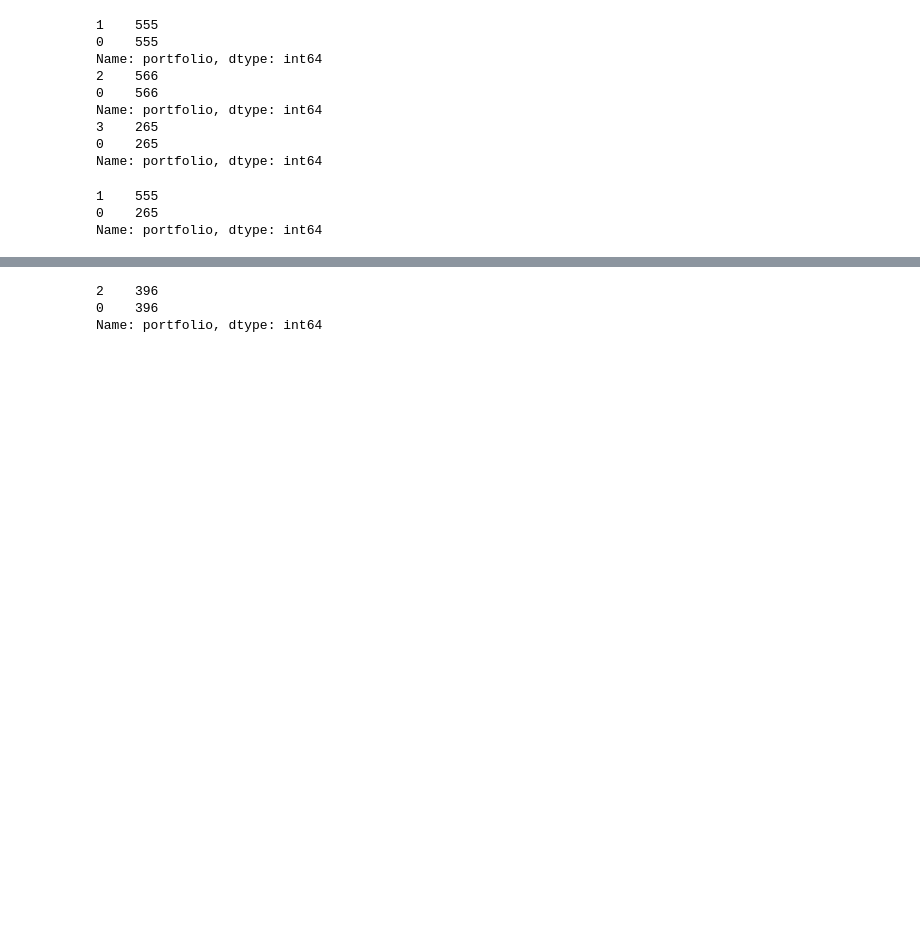
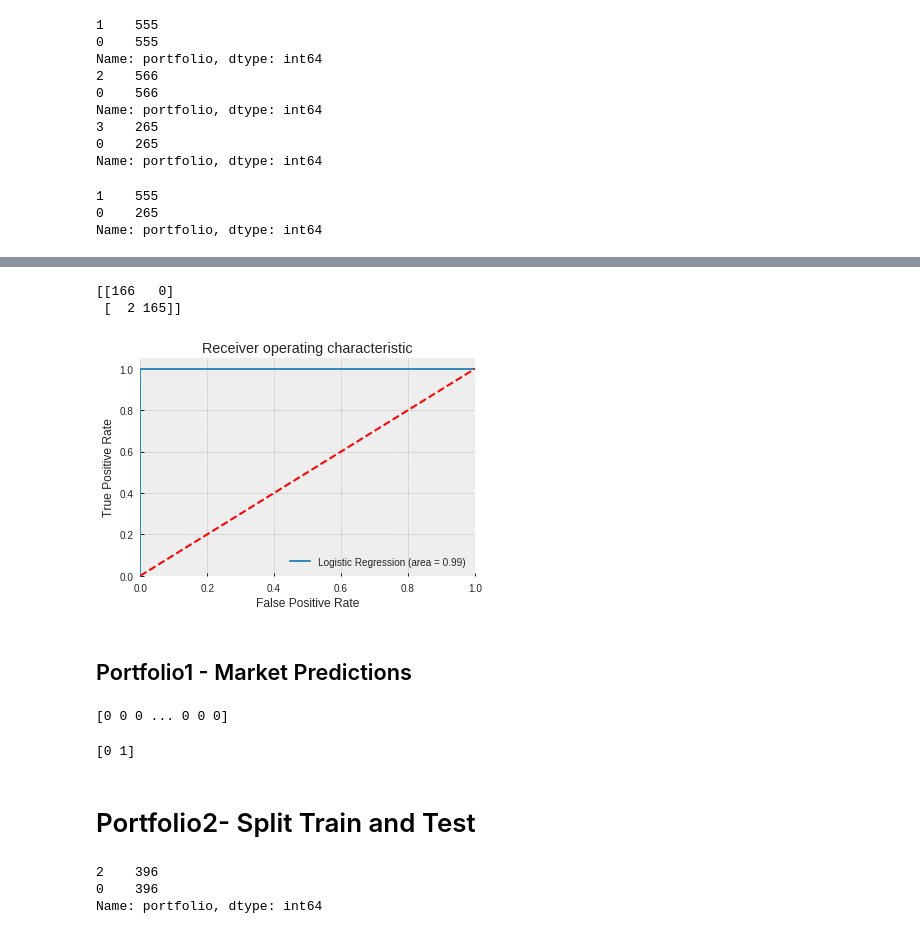
Before and after one commit to codenation-dev/squad-4-ad-data-science-1, a Jupyter notebook: analysis/logistic_regression.ipynb, the cells around one changed output, grey strips where cells are left out. Drawn from its saved outputs; the diff is of its cells as text; code cells hidden in the pictures; blank space fills up the shorter version.

```diff
--- a/analysis/logistic_regression.ipynb
+++ b/analysis/logistic_regression.ipynb
@@ -149,0 +164,7 @@ Name: portfolio, dtype: int64
+# %%
+logmodel = LogisticRegression()
+logmodel.fit(x_train[['idade_maxima_socios', 'qt_funcionarios_grupo',
+       'percent_func_genero_fem', 'total', 'media_meses_servicos',
+       'max_meses_servicos', 'tx_crescimento_12meses',
+       'tx_crescimento_24meses', 'x0_COMERCIO VAREJISTA', 'x0_OUTROS',
+       'x0_SERVIÇO']],y_train)
@@ -149,0 +177,7 @@ Name: portfolio, dtype: int64
+# %%
+predictions = logmodel.predict(x_test[['idade_maxima_socios', 'qt_funcionarios_grupo',
+       'percent_func_genero_fem', 'total', 'media_meses_servicos',
+       'max_meses_servicos', 'tx_crescimento_12meses',
+       'tx_crescimento_24meses', 'x0_COMERCIO VAREJISTA', 'x0_OUTROS',
+       'x0_SERVIÇO']])
+print(predictions)
@@ -149,0 +206,9 @@ Name: portfolio, dtype: int64
+# %%
+x_test['predictions'] = predictions
+y_test.value_counts()
+
+print(y_test.value_counts())
+print(x_test['predictions'].value_counts())
+x_test['portfolio']= y_test
+
+x_test[x_test['portfolio'] == 1]['predictions'].value_counts()
@@ -149,0 +258,50 @@ Name: portfolio, dtype: int64
+# %%
+
+print(confusion_matrix(y_test, predictions))
+# %% [output]
+[[166   0]
+ [  2 165]]
+# %%
+logit_roc_auc = roc_auc_score(y_test, logmodel.predict(x_test[['idade_maxima_socios', 'qt_funcionarios_grupo',
+       'percent_func_genero_fem', 'total', 'media_meses_servicos',
+       'max_meses_servicos', 'tx_crescimento_12meses',
+       'tx_crescimento_24meses', 'x0_COMERCIO VAREJISTA', 'x0_OUTROS',
+       'x0_SERVIÇO']]))
+fpr, tpr, thresholds = roc_curve(y_test, logmodel.predict_proba(x_test[['idade_maxima_socios', 'qt_funcionarios_grupo',
+       'percent_func_genero_fem', 'total', 'media_meses_servicos',
+       'max_meses_servicos', 'tx_crescimento_12meses',
+       'tx_crescimento_24meses', 'x0_COMERCIO VAREJISTA', 'x0_OUTROS',
+       'x0_SERVIÇO']])[:,1])
+plt.figure()
+plt.plot(fpr, tpr, label='Logistic Regression (area = %0.2f)' % logit_roc_auc)
+plt.plot([0, 1], [0, 1],'r--')
+plt.xlim([0.0, 1.0])
+plt.ylim([0.0, 1.05])
+plt.xlabel('False Positive Rate')
+plt.ylabel('True Positive Rate')
+plt.title('Receiver operating characteristic')
+plt.legend(loc="lower right")
+plt.savefig('Log_ROC')
+plt.show()
+# %% [output]
+[figure, added]
+# %% [markdown]
+## Portfolio1  - Market Predictions
+# %%
+market_predictions1 = logmodel.predict(client_transformed1[['idade_maxima_socios', 'qt_funcionarios_grupo',
+       'percent_func_genero_fem', 'total', 'media_meses_servicos',
+       'max_meses_servicos', 'tx_crescimento_12meses',
+       'tx_crescimento_24meses', 'x0_COMERCIO VAREJISTA', 'x0_OUTROS',
+       'x0_SERVIÇO']])
+print(market_predictions1)
+# %% [output]
+[0 0 0 ... 0 0 0]
+# %%
+predictions_prob1 = logmodel.predict_proba(client_transformed1[['idade_maxima_socios', 'qt_funcionarios_grupo',
+       'percent_func_genero_fem', 'total', 'media_meses_servicos',
+       'max_meses_servicos', 'tx_crescimento_12meses',
+       'tx_crescimento_24meses', 'x0_COMERCIO VAREJISTA', 'x0_OUTROS',
+       'x0_SERVIÇO']])
+print(logmodel.classes_)
+# %% [output]
+[0 1]
@@ -150,3 +312,5 @@ Name: portfolio, dtype: int64
+# %% [markdown]
+# Portfolio2- Split Train and Test
 # %%
 x_train, x_test, y_train, y_test = train_test_split(portfolio2_data.drop('portfolio',axis=1),
                                                     portfolio2_data['portfolio'], test_size=0.30,
```
Also changed, not shown: parts of 46 cells of this notebook, 1 other file.
